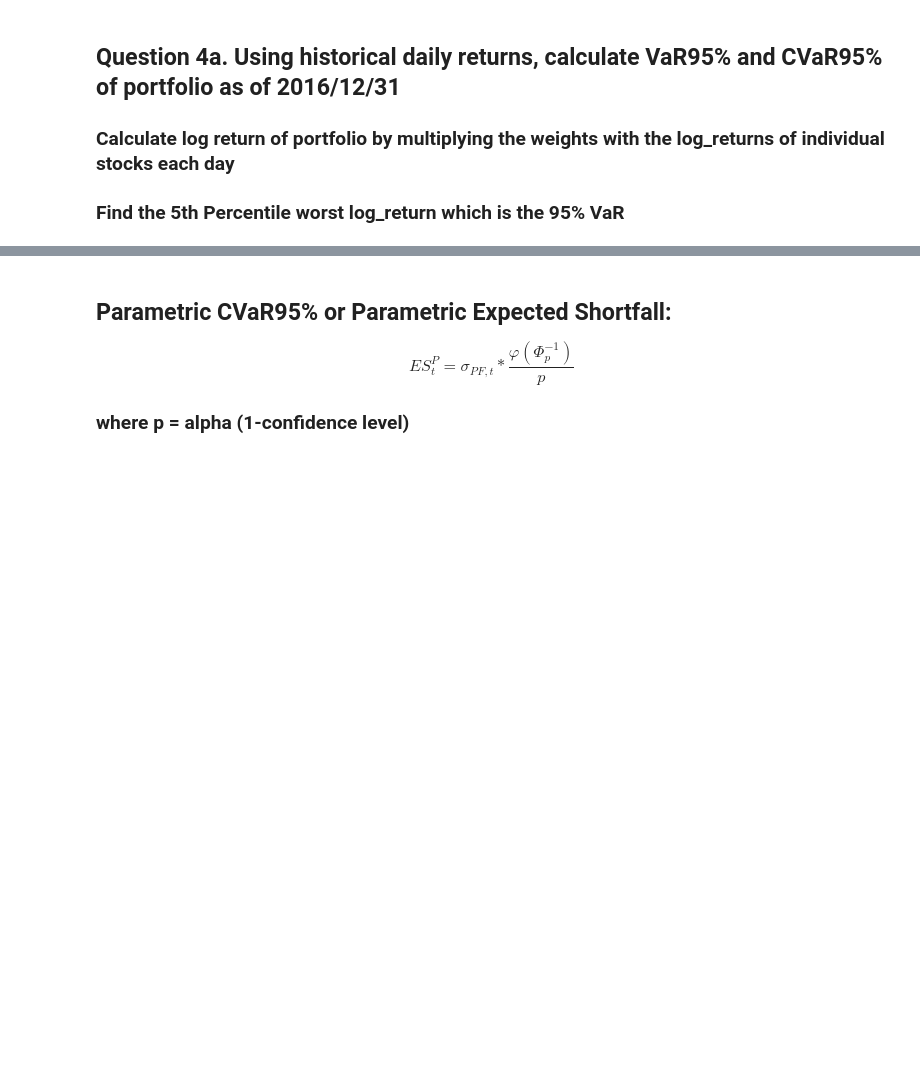
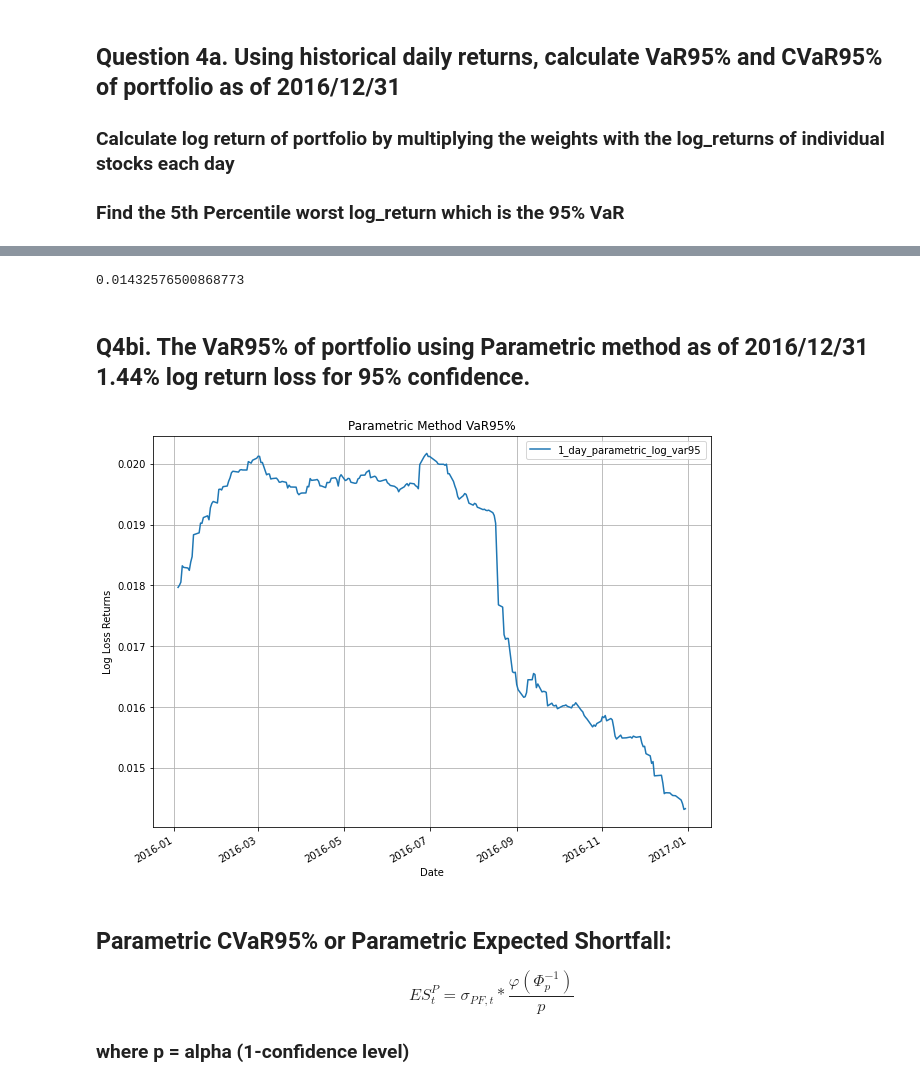
Before and after one commit to yonglert/Treehouse_Finance_test, a Jupyter notebook: Question_4.ipynb, the cells around one changed output, grey strips where cells are left out. Cells and saved outputs as stored; diff of their text form; code cells hidden in the pictures; blank space fills up the shorter version.

```diff
--- a/Question_4.ipynb
+++ b/Question_4.ipynb
@@ -233,0 +113,5 @@ The VaR95% calculated using Parametric method is 0.014388648953891615.
+# %%
+def var_HS(date, alpha, df):
+    idx = df.index.get_loc(date)
+    var = df.iloc[idx-249:idx+1]['Portfolio_log_return'].quantile(alpha) # Get the alpha quantile, that will be your VaR alpha%
+    return -1 * var # Return log VaR
@@ -234,3 +257,50 @@ The VaR95% calculated using Parametric method is 0.014388648953891615.
+# %%
+from scipy.stats import norm
+def var_parametric(date, significance_level, df, weights):
+    idx = df.index.get_loc(date)
+
+    mean_stock_return = df.iloc[idx-249: idx+1][['AAPL_log_return', 'IBM_log_return', 'GOOG_log_return', 'BP_log_return', 'XOM_log_return', 'COST_log_return', 'GS_log_return']].mean()
+    returns = np.exp(mean_stock_return.values) - 1
+    mean_return = np.dot(weights, returns)
+    mean_log_return = np.log(mean_return + 1)
+    weighted_mean = mean_log_return
+
+    # print(f"weighted mean: {weighted_mean}")
+    mat_df = df.iloc[idx-249: idx+1][['AAPL_log_return', 'IBM_log_return', 'GOOG_log_return', 'BP_log_return', 'XOM_log_return', 'COST_log_return', 'GS_log_return']].values
+    vcv = np.cov(mat_df.T)
+    vcv_perc = np.exp(vcv) - 1
+    variance_perc = np.dot(weights, np.dot(vcv_perc, weights))
+    variance = np.log(variance_perc + 1)
+    #print(f"variance: {variance}")
+
+    volatility = sqrt(variance)
+    z_alpha = norm.ppf(significance_level, loc = 0, scale = 1)
+    #print(z_alpha)
+    VaR_portfolio = weighted_mean + volatility * z_alpha
+    # print(VaR_portfolio)
+    return - 1 * VaR_portfolio
+# %%
+for d in dates:
+    try:
+        portfolio_df.loc[d, '1_day_parametric_log_var95'] = var_parametric(d, 0.05, stock_return, weights)
+    except KeyError:
+        pass
+# %%
+portfolio_df.iloc[-1]['1_day_parametric_log_var95']
+# %% [output]
+0.01432576500868773
+# %% [markdown]
+## Q4bi. The VaR95% of portfolio using Parametric method as of 2016/12/31 1.44% log return loss for 95% confidence.
+# %%
+plt.figure(figsize=(10,8))
+plt.ylabel('Log Loss Returns')
+plt.xlabel('Date')
+plt.title('Parametric Method VaR95%')
+portfolio_df['2016-01-01':]['1_day_parametric_log_var95'].plot()
+plt.legend()
+plt.grid()
+# %% [output]
+[figure, added]
 # %% [markdown]
 ## Parametric CVaR95% or Parametric Expected Shortfall:
 $$ ES^P_{t} = \sigma_{PF, t} * \frac{\varphi(\Phi^{-1}_{p})}{p}$$
```
Also changed, not shown: parts of 43 cells of this notebook, 1 other file.
